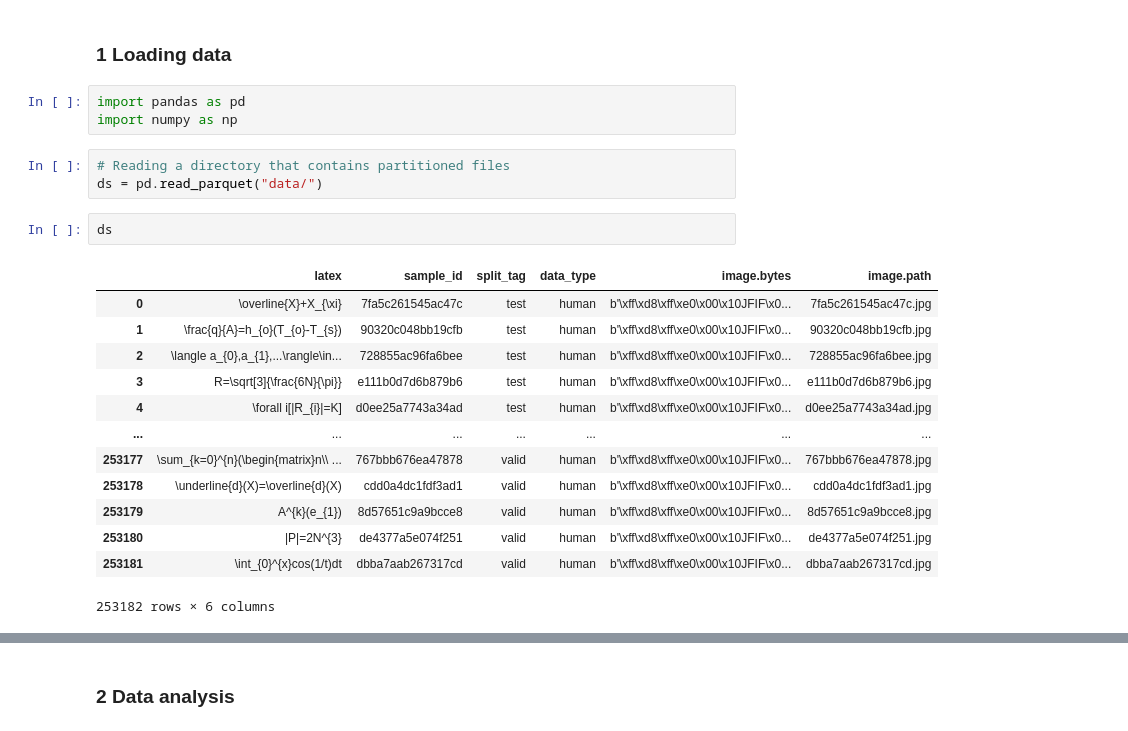
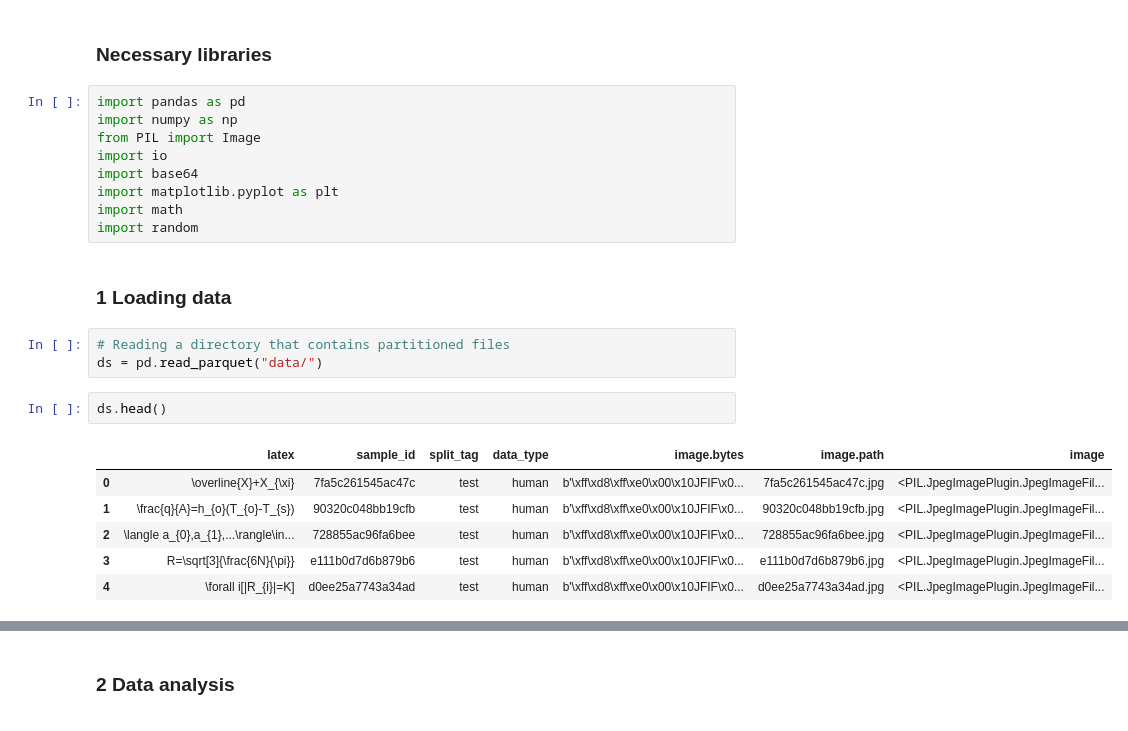
Before and after one commit to dmitrykosintsev/dtc-mathwriting-recognition, a Jupyter notebook: Notebook.ipynb, the cells around one changed output, grey strips where cells are left out. Saved outputs shown, nothing was run; the diff lists cells and outputs as text.

```diff
--- a/Notebook.ipynb
+++ b/Notebook.ipynb
@@ -1,24 +1,25 @@
-# %% [markdown]
-### 1 Loading data
+# %% [markdown]
+### Necessary libraries
 # %%
 import pandas as pd
 import numpy as np
+from PIL import Image
+import io
+import base64
+import matplotlib.pyplot as plt
+import math
+import random
+# %% [markdown]
+### 1 Loading data
 # %%
 # Reading a directory that contains partitioned files
 ds = pd.read_parquet("data/")
 # %%
-ds
+ds.head()
 # %% [output]
-|  | latex | sample_id | split_tag | data_type | image.bytes | image.path |
-| 0 | \overline{X}+X_{\xi} | 7fa5c261545ac47c | test | human | b'\xff\xd8\xff\xe0\x00\x10JFIF\x0... | 7fa5c261545ac47c.jpg |
-| 1 | \frac{q}{A}=h_{o}(T_{o}-T_{s}) | 90320c048bb19cfb | test | human | b'\xff\xd8\xff\xe0\x00\x10JFIF\x0... | 90320c048bb19cfb.jpg |
-| 2 | \langle a_{0},a_{1},...\rangle\in... | 728855ac96fa6bee | test | human | b'\xff\xd8\xff\xe0\x00\x10JFIF\x0... | 728855ac96fa6bee.jpg |
-| 3 | R=\sqrt[3]{\frac{6N}{\pi}} | e111b0d7d6b879b6 | test | human | b'\xff\xd8\xff\xe0\x00\x10JFIF\x0... | e111b0d7d6b879b6.jpg |
-| 4 | \forall i[|R_{i}|=K] | d0ee25a7743a34ad | test | human | b'\xff\xd8\xff\xe0\x00\x10JFIF\x0... | d0ee25a7743a34ad.jpg |
-| ... | ... | ... | ... | ... | ... | ... |
-| 253177 | \sum_{k=0}^{n}(\begin{matrix}n\\ ... | 767bbb676ea47878 | valid | human | b'\xff\xd8\xff\xe0\x00\x10JFIF\x0... | 767bbb676ea47878.jpg |
-| 253178 | \underline{d}(X)=\overline{d}(X) | cdd0a4dc1fdf3ad1 | valid | human | b'\xff\xd8\xff\xe0\x00\x10JFIF\x0... | cdd0a4dc1fdf3ad1.jpg |
-| 253179 | A^{k}(e_{1}) | 8d57651c9a9bcce8 | valid | human | b'\xff\xd8\xff\xe0\x00\x10JFIF\x0... | 8d57651c9a9bcce8.jpg |
-| 253180 | |P|=2N^{3} | de4377a5e074f251 | valid | human | b'\xff\xd8\xff\xe0\x00\x10JFIF\x0... | de4377a5e074f251.jpg |
-| 253181 | \int_{0}^{x}cos(1/t)dt | dbba7aab267317cd | valid | human | b'\xff\xd8\xff\xe0\x00\x10JFIF\x0... | dbba7aab267317cd.jpg |
+|  | latex | sample_id | split_tag | data_type | image.bytes | image.path | image |
+| 0 | \overline{X}+X_{\xi} | 7fa5c261545ac47c | test | human | b'\xff\xd8\xff\xe0\x00\x10JFIF\x0... | 7fa5c261545ac47c.jpg | <PIL.JpegImagePlugin.JpegImageFil... |
+| 1 | \frac{q}{A}=h_{o}(T_{o}-T_{s}) | 90320c048bb19cfb | test | human | b'\xff\xd8\xff\xe0\x00\x10JFIF\x0... | 90320c048bb19cfb.jpg | <PIL.JpegImagePlugin.JpegImageFil... |
+| 2 | \langle a_{0},a_{1},...\rangle\in... | 728855ac96fa6bee | test | human | b'\xff\xd8\xff\xe0\x00\x10JFIF\x0... | 728855ac96fa6bee.jpg | <PIL.JpegImagePlugin.JpegImageFil... |
+| 3 | R=\sqrt[3]{\frac{6N}{\pi}} | e111b0d7d6b879b6 | test | human | b'\xff\xd8\xff\xe0\x00\x10JFIF\x0... | e111b0d7d6b879b6.jpg | <PIL.JpegImagePlugin.JpegImageFil... |
+| 4 | \forall i[|R_{i}|=K] | d0ee25a7743a34ad | test | human | b'\xff\xd8\xff\xe0\x00\x10JFIF\x0... | d0ee25a7743a34ad.jpg | <PIL.JpegImagePlugin.JpegImageFil... |
-253182 rows × 6 columns
```
Also changed, not shown: parts of 14 cells of this notebook, 2 other files.
